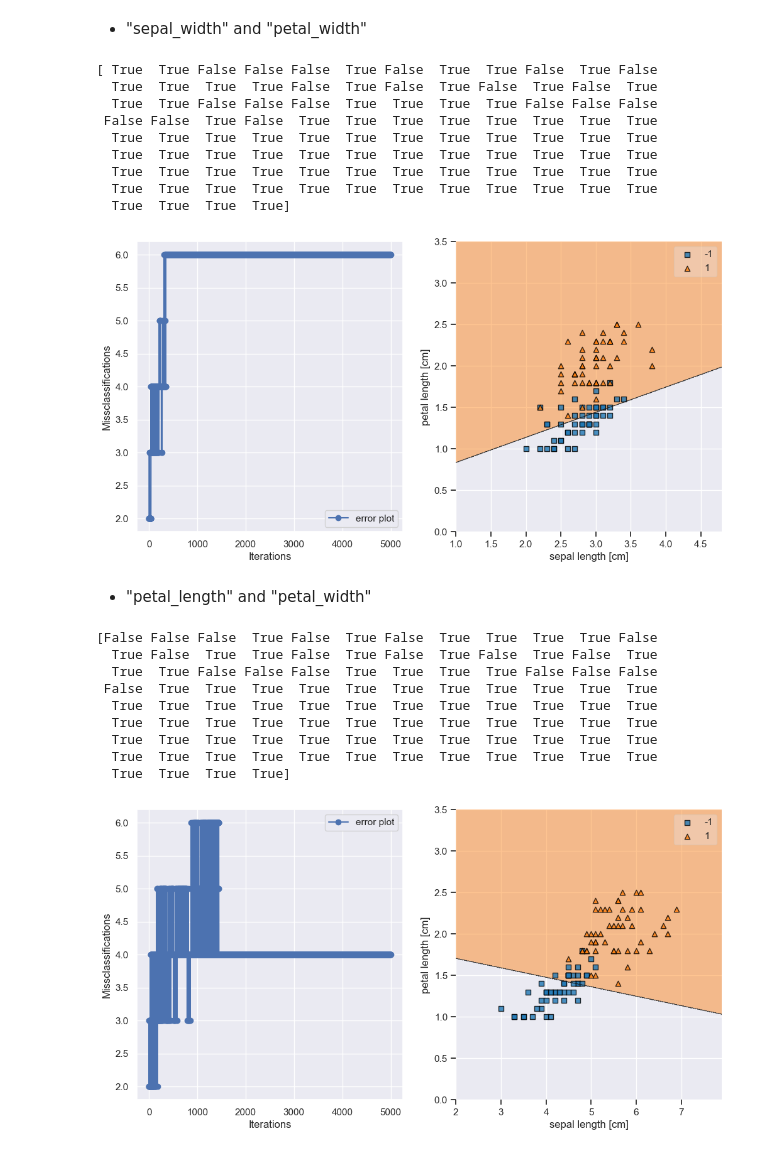
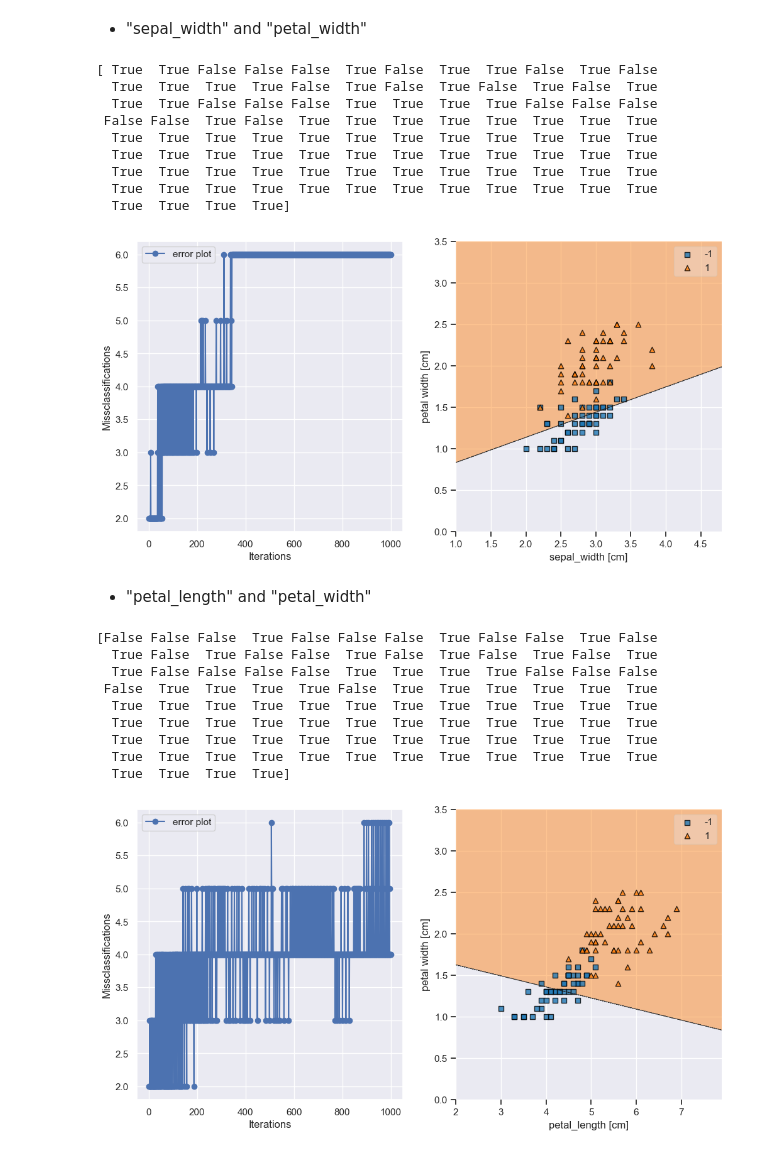
Before and after one commit to Kay-zttang/ML-Course-Notes, a Jupyter notebook: Lec3_The_Perceptron_Algorithm/The_Perceptron_Algorithm.ipynb, the cells around one changed output. Saved outputs shown, nothing was run; the diff lists cells and outputs as text; code cells hidden in the pictures.

```diff
--- a/Lec3_The_Perceptron_Algorithm/The_Perceptron_Algorithm.ipynb
+++ b/Lec3_The_Perceptron_Algorithm/The_Perceptron_Algorithm.ipynb
@@ -85,7 +85,7 @@ y = df.iloc[50:150].species.values
 y = np.where(y =="versicolor", -1, 1) # value "versicolor" == -1; "virginica" == 1
 X = df[["sepal_length", "petal_length"]].iloc[50:150].values
 # training
-percep = Perceptron(epochs = 5000)
+percep = Perceptron(epochs = 1000)
 percep.train(X, y)
 # predict and result comparison
 y_hat = percep.predict(X)
@@ -116,7 +116,7 @@ plt.show()
 # %%
 X = df[["sepal_length", "petal_width"]].iloc[50:150].values
 # training
-percep = Perceptron(epochs = 5000)
+percep = Perceptron(epochs = 1000)
 percep.train(X, y)
 # predict and result comparison
 y_hat = percep.predict(X)
@@ -128,7 +128,7 @@ sc1 = axes[0].plot(range(1, len(percep.errors_)+1), percep.errors_,
          label = "error plot",)
 sc2 = plot_decision_regions(X, y, clf = percep)
 axes[0].set(xlabel="Iterations", ylabel="Missclassifications")
-axes[1].set(xlabel="sepal length [cm]", ylabel="petal length [cm]")
+axes[1].set(xlabel="sepal length [cm]", ylabel="petal width [cm]")
 axes[0].legend()
 plt.show()
 # %% [output]
@@ -147,7 +147,7 @@ plt.show()
 # %%
 X = df[["sepal_width", "petal_length"]].iloc[50:150].values
 # training
-percep = Perceptron(epochs = 5000)
+percep = Perceptron(epochs = 1000)
 percep.train(X, y)
 # predict and result comparison
 y_hat = percep.predict(X)
@@ -159,7 +159,7 @@ sc1 = axes[0].plot(range(1, len(percep.errors_)+1), percep.errors_,
          label = "error plot",)
 sc2 = plot_decision_regions(X, y, clf = percep)
 axes[0].set(xlabel="Iterations", ylabel="Missclassifications")
-axes[1].set(xlabel="sepal length [cm]", ylabel="petal length [cm]")
+axes[1].set(xlabel="sepal_width [cm]", ylabel="petal length [cm]")
 axes[0].legend()
 plt.show()
 # %% [output]
@@ -178,7 +178,7 @@ plt.show()
 # %%
 X = df[["sepal_width", "petal_width"]].iloc[50:150].values
 # training
-percep = Perceptron(epochs = 5000)
+percep = Perceptron(epochs = 1000)
 percep.train(X, y)
 # predict and result comparison
 y_hat = percep.predict(X)
@@ -190,7 +190,7 @@ sc1 = axes[0].plot(range(1, len(percep.errors_)+1), percep.errors_,
          label = "error plot",)
 sc2 = plot_decision_regions(X, y, clf = percep)
 axes[0].set(xlabel="Iterations", ylabel="Missclassifications")
-axes[1].set(xlabel="sepal length [cm]", ylabel="petal length [cm]")
+axes[1].set(xlabel="sepal_width [cm]", ylabel="petal width [cm]")
 axes[0].legend()
 plt.show()
 # %% [output]
@@ -203,38 +203,38 @@ plt.show()
   True  True  True  True  True  True  True  True  True  True  True  True
   True  True  True  True  True  True  True  True  True  True  True  True
   True  True  True  True]
-[figure, old version]
+[figure, new version]
 # %% [markdown]
 * "petal_length" and "petal_width"
 # %%
 X = df[["petal_length", "petal_width"]].iloc[50:150].values
 # training
-percep = Perceptron(epochs = 5000)
+percep = Perceptron(epochs = 1000)
 percep.train(X, y)
 # predict and result comparison
 y_hat = percep.predict(X)
 print(y == y_hat)
 # desicion plot and erroe plot
 fig,axes=plt.subplots(ncols=2,figsize=(12,6))
 sc1 = axes[0].plot(range(1, len(percep.errors_)+1), percep.errors_,
          marker = "o",
          label = "error plot",)
 sc2 = plot_decision_regions(X, y, clf = percep)
 axes[0].set(xlabel="Iterations", ylabel="Missclassifications")
-axes[1].set(xlabel="sepal length [cm]", ylabel="petal length [cm]")
+axes[1].set(xlabel="petal_length [cm]", ylabel="petal width [cm]")
 axes[0].legend()
 plt.show()
 # %% [output]
-[False False False  True False  True False  True  True  True  True False
-  True False  True  True False  True False  True False  True False  True
-  True  True False False False  True  True  True  True False False False
- False  True  True  True  True  True  True  True  True  True  True  True
+[False False False  True False False False  True False False  True False
+  True False  True False False  True False  True False  True False  True
+  True False False False False  True  True  True  True False False False
+ False  True  True  True  True False  True  True  True  True  True  True
   True  True  True  True  True  True  True  True  True  True  True  True
   True  True  True  True  True  True  True  True  True  True  True  True
   True  True  True  True  True  True  True  True  True  True  True  True
   True  True  True  True  True  True  True  True  True  True  True  True
   True  True  True  True]
-[figure, old version]
+[figure, new version]
 # %% [markdown]
 ---
 
```
Also changed, not shown: parts of 22 cells of this notebook, 1 other file.
